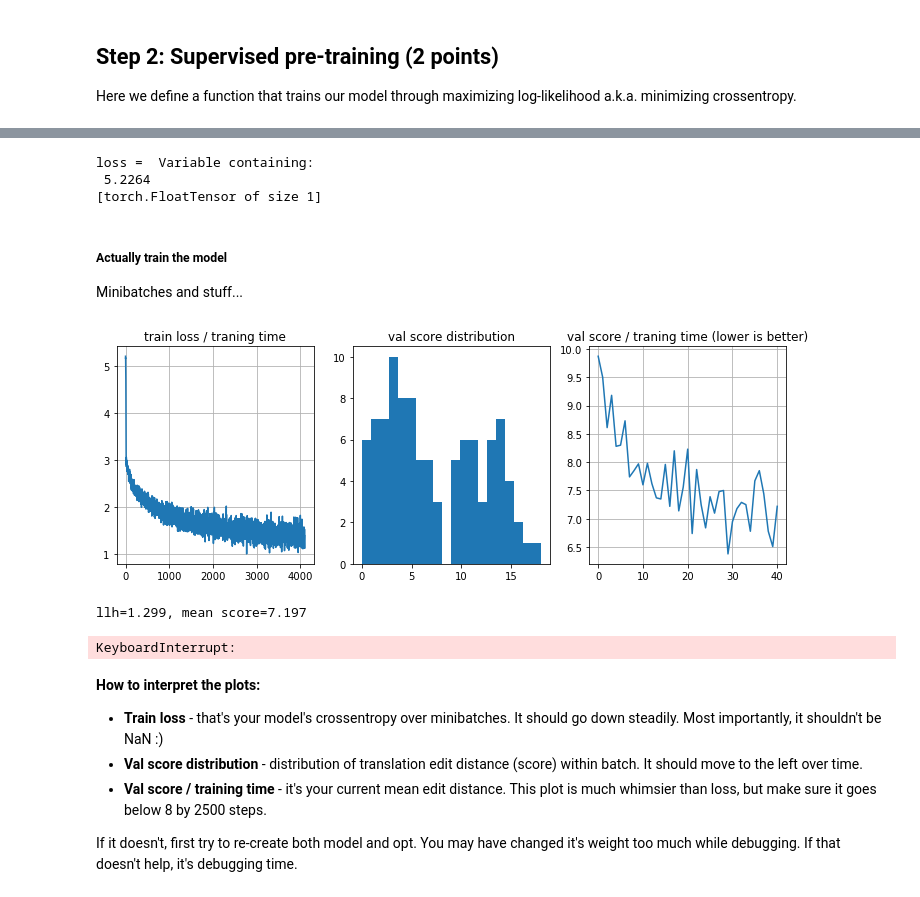
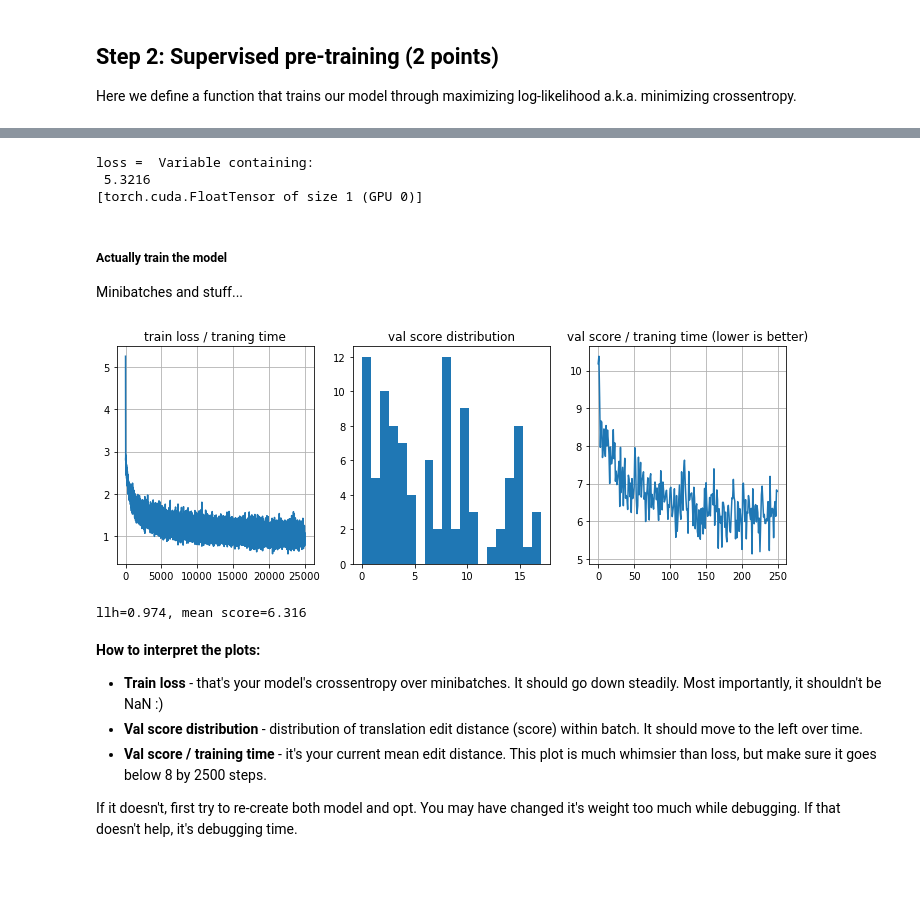
Before and after one commit to shir994/Practical_RL, a Jupyter notebook: week8_scst/practice_torch.ipynb, the cells around one changed output, grey strips where cells are left out. Drawn from its saved outputs; the diff is of its cells as text; code cells hidden in the pictures.

```diff
--- a/week8_scst/practice_torch.ipynb
+++ b/week8_scst/practice_torch.ipynb
@@ -218,13 +235,13 @@ def translate(lines, max_len=MAX_OUTPUT_LENGTH):
     """
     # Convert lines to a matrix of indices
     lines_ix = inp_voc.to_matrix(lines)
-    lines_ix = Variable(torch.LongTensor(lines_ix))
+    lines_ix = Variable(torch.LongTensor(lines_ix)).cuda()
 
     # Compute translations in form of indices
     trans_ix = model.translate(lines_ix, greedy=True, max_len=max_len)[0]
 
     # Convert translations back into strings
-    return out_voc.to_lines(trans_ix.data.numpy())
+    return out_voc.to_lines(trans_ix.data.cpu().numpy())
 # %%
 print("Sample inputs:",all_words[:3])
 print("Dummy translations:",translate(all_words[:3]))
@@ -309,14 +326,13 @@ Target:
 # %%
-from basic_model_torch import infer_length, infer_mask, to_one_hot
+from basic_model_torch_cuda import infer_length, infer_mask, to_one_hot
 
 def compute_loss_on_batch(input_sequence, reference_answers):
     """ Compute crossentropy loss given a batch of sources and translations """
-    input_sequence = Variable(torch.LongTensor(inp_voc.to_matrix(input_sequence)))
-    reference_answers = Variable(torch.LongTensor(out_voc.to_matrix(reference_answers)))
+    input_sequence = Variable(torch.LongTensor(inp_voc.to_matrix(input_sequence))).cuda()
+    reference_answers = Variable(torch.LongTensor(out_voc.to_matrix(reference_answers))).cuda()
 
     # Compute log-probabilities of all possible tokens at each step. Use model interface.
     logprobs_seq = model(input_sequence, reference_answers)
-
     # compute elementwise crossentropy as negative log-probabilities of reference_answers.
     crossentropy = - torch.sum(logprobs_seq * to_one_hot(reference_answers, len(out_voc)), dim = -1)
     assert crossentropy.dim() == 2, "please return elementwise crossentropy, don't compute mean just yet"
@@ -331,15 +347,15 @@ def compute_loss_on_batch(input_sequence, reference_answers):
 loss = compute_loss_on_batch(*sample_batch(train_words, word_to_translation, 3))
 print('loss = ', loss)
 
-assert isinstance(loss, Variable) and tuple(loss.data.shape)==(1,)
+assert isinstance(loss, Variable) and tuple(loss.data.cpu().shape)==(1,)
 loss.backward()
 for w in model.parameters():
-    assert w.grad is not None and torch.max(torch.abs(w.grad)).data.numpy()[0] != 0, \
+    assert w.grad is not None and torch.max(torch.abs(w.grad)).data.cpu().numpy()[0] != 0, \
         "Loss is not differentiable w.r.t. a weight with shape %s. Check comput_loss_on_batch." % (w.size(),)
 # %% [output]
 loss =  Variable containing:
- 5.2264
-[torch.FloatTensor of size 1]
+ 5.3216
+[torch.cuda.FloatTensor of size 1 (GPU 0)]
 # %% [markdown]
 ##### Actually train the model
 
@@ -353,38 +369,35 @@ editdist_history = []
 entropy_history = []
 opt = torch.optim.Adam(model.parameters())
 # %%
-
-
 for i in trange(25000):
     loss = compute_loss_on_batch(*sample_batch(train_words,word_to_translation,32))
 
     #train with backprop
     loss.backward()
     opt.step()
     opt.zero_grad()
 
-    loss_history.append(loss.data.numpy()[0])
+    loss_history.append(loss.data.cpu().numpy()[0])
 
     if (i+1)%REPORT_FREQ==0:
         clear_output(True)
         current_scores = score(test_words)
         editdist_history.append(current_scores.mean())
         plt.figure(figsize=(12,4))
         plt.subplot(131)
         plt.title('train loss / traning time')
         plt.plot(loss_history)
         plt.grid()
         plt.subplot(132)
         plt.title('val score distribution')
         plt.hist(current_scores, bins = 20)
         plt.subplot(133)
         plt.title('val score / traning time (lower is better)')
         plt.plot(editdist_history)
         plt.grid()
         plt.show()
         print("llh=%.3f, mean score=%.3f"%(np.mean(loss_history[-10:]),np.mean(editdist_history[-10:])))
 # %% [output]
-[figure, old version]
+[figure, new version]
-llh=1.299, mean score=7.197
+llh=0.974, mean score=6.316
-KeyboardInterrupt:
 # %%
```
Also changed, not shown: parts of 20 cells of this notebook, 1 other file.
